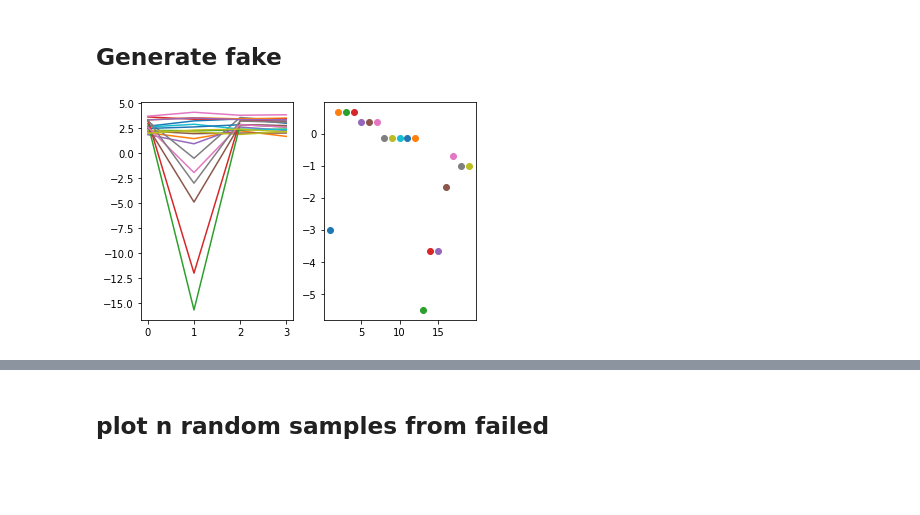
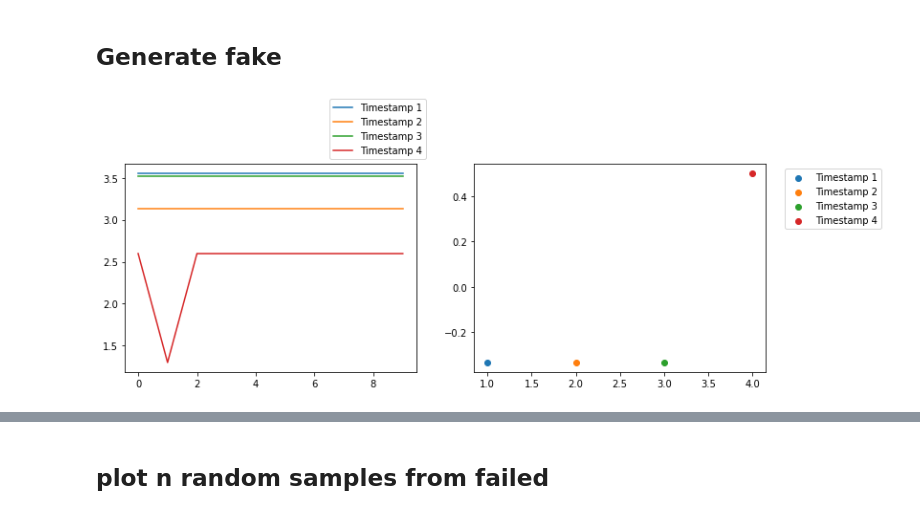
Before and after one commit to anderssegerlund/Machine-Learning, a Jupyter notebook: Car-volt mock data/Generate fake car volt data.ipynb, the cells around one changed output, grey strips where cells are left out. Cells and saved outputs as stored; diff of their text form; code cells hidden in the pictures; blank space fills up the shorter version.

```diff
--- a/Car-volt mock data/Generate fake car volt data.ipynb
+++ b/Car-volt mock data/Generate fake car volt data.ipynb
@@ -42,34 +52,44 @@ def normalize(x):
 # %%
-time_steps = 20
-n_cells = 4 # Amount of cells in pack
+time_steps = 5
+n_cells = 10 # Amount of cells in pack
 x = np.zeros([time_steps,n_cells])
 
 
-fig, ax = plt.subplots(1,2)
+fig, ax = plt.subplots(1,2,figsize=(12,4))
 
 failed_cell = 1 # Which cell is the failing cell
 is_fail = True# Does the pack include a failed cell
 volt_stochastic = 0.5
 for i in range(1,time_steps):
-    sigma = 0.2 # How much is the fluctuation
+    sigma = 0.0 # How much is the fluctuation
     median = random.uniform(2, 4)
     volt = np.random.normal(loc=median, scale=sigma, size=n_cells)
     if is_fail:
         r = random.random()
         if r < volt_stochastic:
             stochstic_amplifier = random.randint(1,10)
 
             y = (1-i/stochstic_amplifier)
             #print(y)
             volt[failed_cell]*=y
-    ax[1].scatter(i,y)
+    ax[1].scatter(i,y,label=f"Timestamp {i}")
+    ax[1].legend(bbox_to_anchor=(1.05, 1.0), loc='upper left')
+    ax[1] = plt.gca()
+    #ax[1].set_ylim(ax[1].get_ylim()[::-1])
     x[i,:] = volt
 
-    ax[0].plot(volt, label=i)
+    ax[0].plot(volt,label=f"Timestamp {i}")
+    ax[0].legend(bbox_to_anchor=(1.05, 1.0), loc='lower right')
 #plt.ylim(0,16)
 #plt.legend()
+
+
+
+#plt.scatter(x_arr, y_arr)
+#ax = plt.gca()
+#ax.set_ylim(ax.get_ylim()[::-1])
 # %% [output]
-[figure, old version]
+[figure, new version]
 # %%
 def create_sequence(time_steps=2, n_cells=4, failed_cell=1, is_fail=True, sigma=0.0, volt_stochastic = 0.9, normalize_x=False):
     x = np.zeros([time_steps,n_cells])
```
Also changed, not shown: parts of 10 cells of this notebook, 34 other files.
